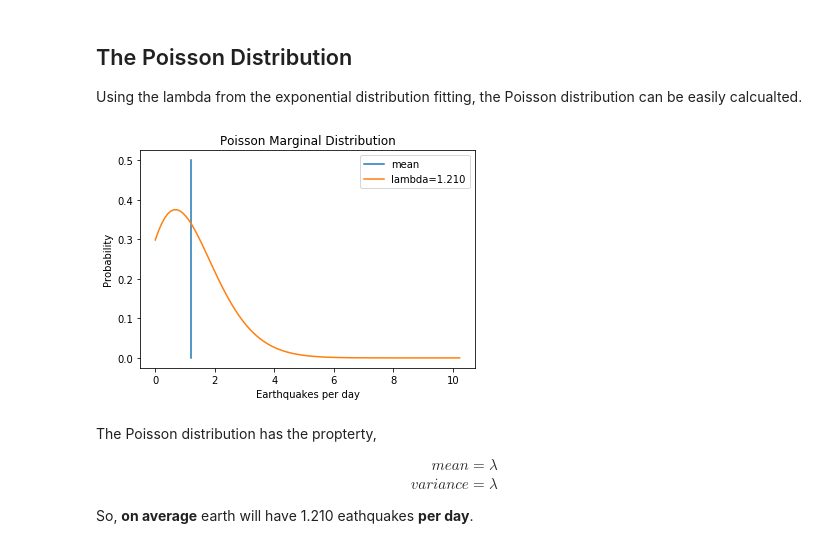
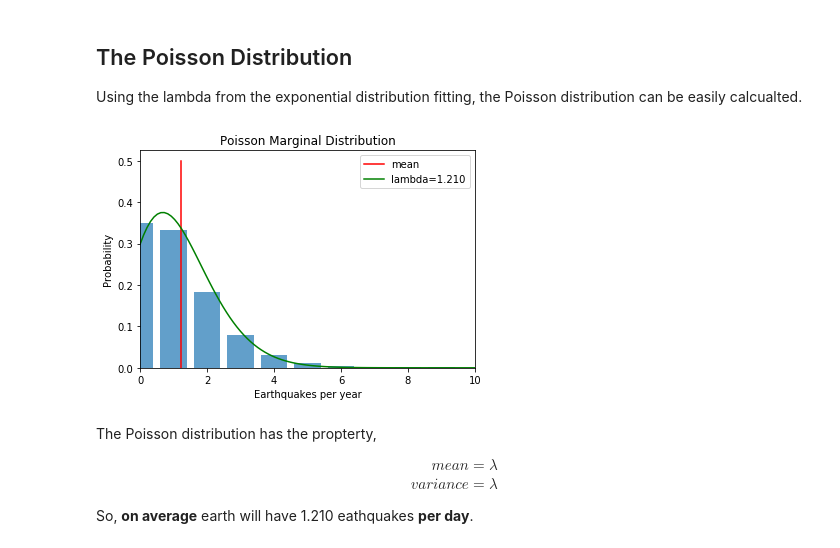
Before and after one commit to royceschultz/Data-Analysis, a Jupyter notebook: Earthquake.ipynb, the cells around one changed output. Cells and saved outputs as stored; diff of their text form; code cells hidden in the pictures.

```diff
--- a/Earthquake.ipynb
+++ b/Earthquake.ipynb
@@ -218,22 +183,26 @@ P(Days >= 7) = 0.021 percent
 
 Using the lambda from the exponential distribution fitting, the Poisson distribution can be easily calcualted.
 # %%
-def pois_plot(density, df, lamb, unit, max_x=None):
-    if not max_x:
-        max_x = df['Last_Quake_'+unit].max()
-    x = np.linspace(0,max_x,density)
+max_x = df['Last_Quake_days'].max()
+x = np.linspace(0,max_x,density)
 
-    plt.plot([lamb,lamb],[0,.5], label='mean') # Mark mean
-    plt.plot(x,pois_marginal_density(x,lamb),label = 'lambda=%3.3f'%(lamb))
+plt.plot([global_lamb,global_lamb],[0,.5], label='mean',c='r') # Mark mean
+plt.plot(x,pois_marginal_density(x,global_lamb),label = 'lambda=%3.3f'%(global_lamb), c='g')
 
-    plt.title('Poisson Marginal Distribution')
-    plt.xlabel('Earthquakes per '+unit[:-1])
-    plt.ylabel('Probability')
-    plt.legend()
+plt.title('Poisson Marginal Distribution')
+plt.xlabel('Earthquakes per year')
+plt.ylabel('Probability')
+plt.legend()
+
+counts = df.Date.groupby(df.Date).count().value_counts()
+total_days = int((df.Datetime.max()-df.Datetime.min())/np.timedelta64(1,'D'))
+days_w_no_quake = total_days - df.Date.nunique()
+counts[0] = days_w_no_quake
+plt.bar(counts.index, counts/total_days, alpha=0.7)
+plt.xlim(0,10)
+plt.show()
+# %% [output]
+[figure, added]
-# %%
-pois_plot(100,df,global_lamb,'days')
-# %% [output]
-[figure, removed]
 # %% [markdown]
 The Poisson distribution has the propterty,
 
```
Also changed, not shown: parts of 41 cells of this notebook, 8 other files.
